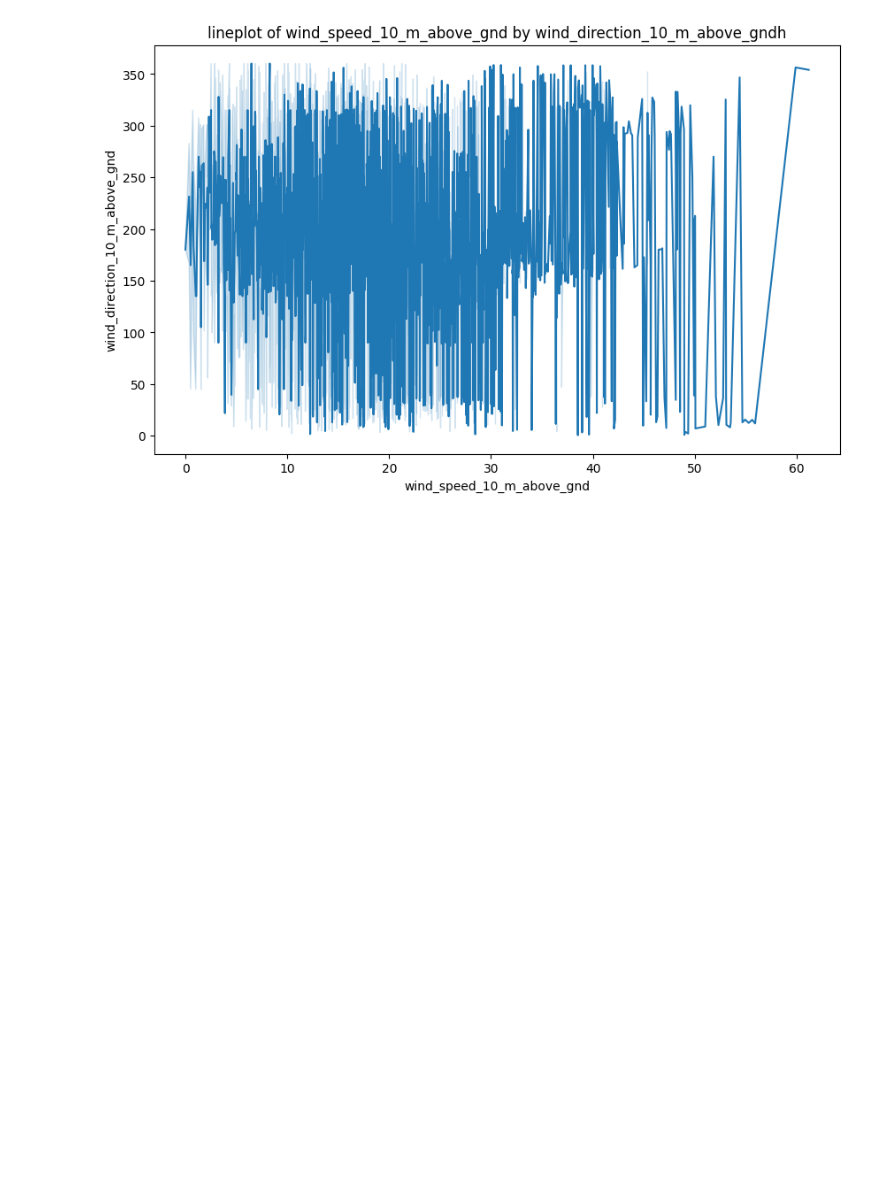
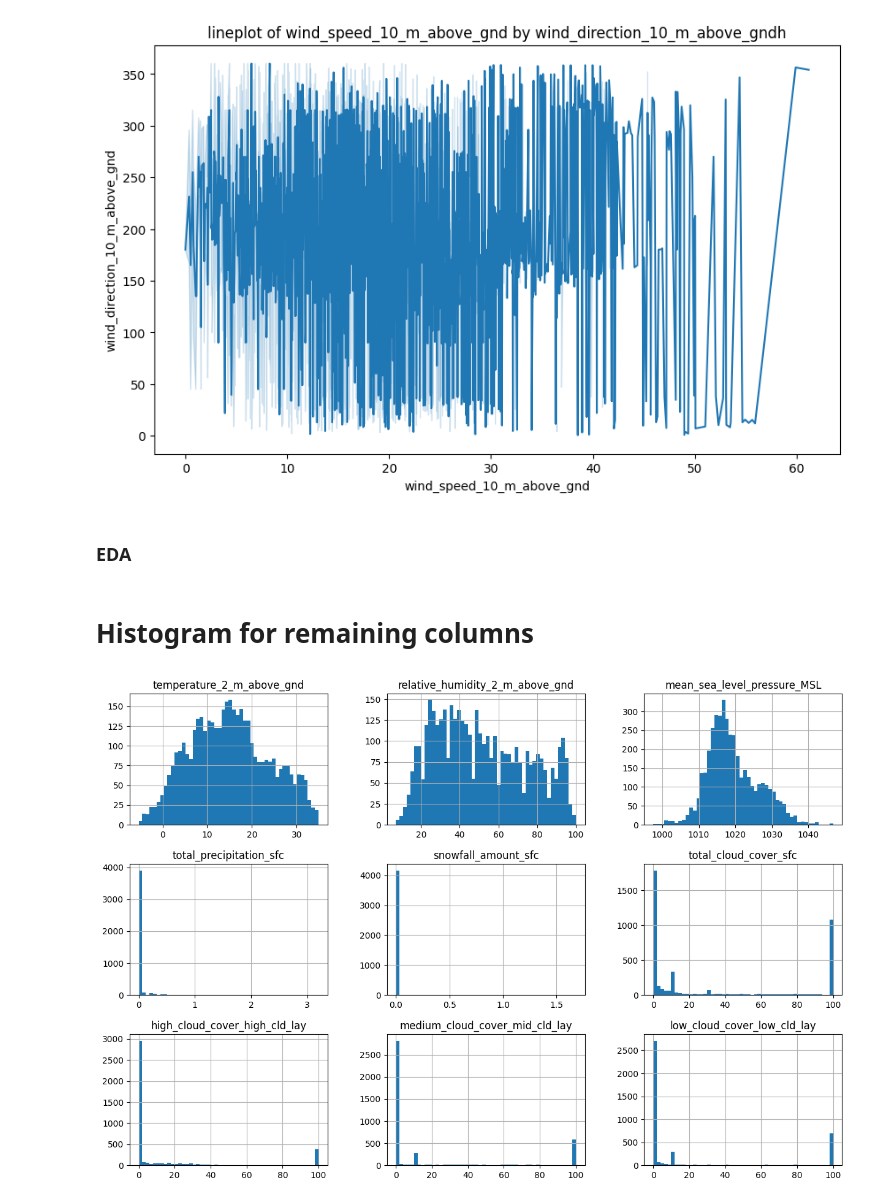
Before and after one commit to Mr-vengi/solarpowerpoject, a Jupyter notebook: SOLAR POWER PREDICTION/Solar Power Pridiction.ipynb, the cells around one changed output. Saved outputs shown, nothing was run; the diff lists cells and outputs as text; code cells hidden in the pictures; blank space fills up the shorter version.

```diff
--- a/SOLAR POWER PREDICTION/Solar Power Pridiction.ipynb
+++ b/SOLAR POWER PREDICTION/Solar Power Pridiction.ipynb
@@ -264,3 +264,12 @@ plt.ylabel('wind_direction_10_m_above_gnd')
 plt.show()
 # %% [output]
 [figure]
+# %% [markdown]
+### EDA
+# %% [markdown]
+# Histogram for remaining columns
+# %%
+df[df.columns[:9]].hist(bins=50, figsize=(15, 10))
+plt.show()
+# %% [output]
+[figure, added]
```
Also changed, not shown: parts of 8 cells of this notebook.
